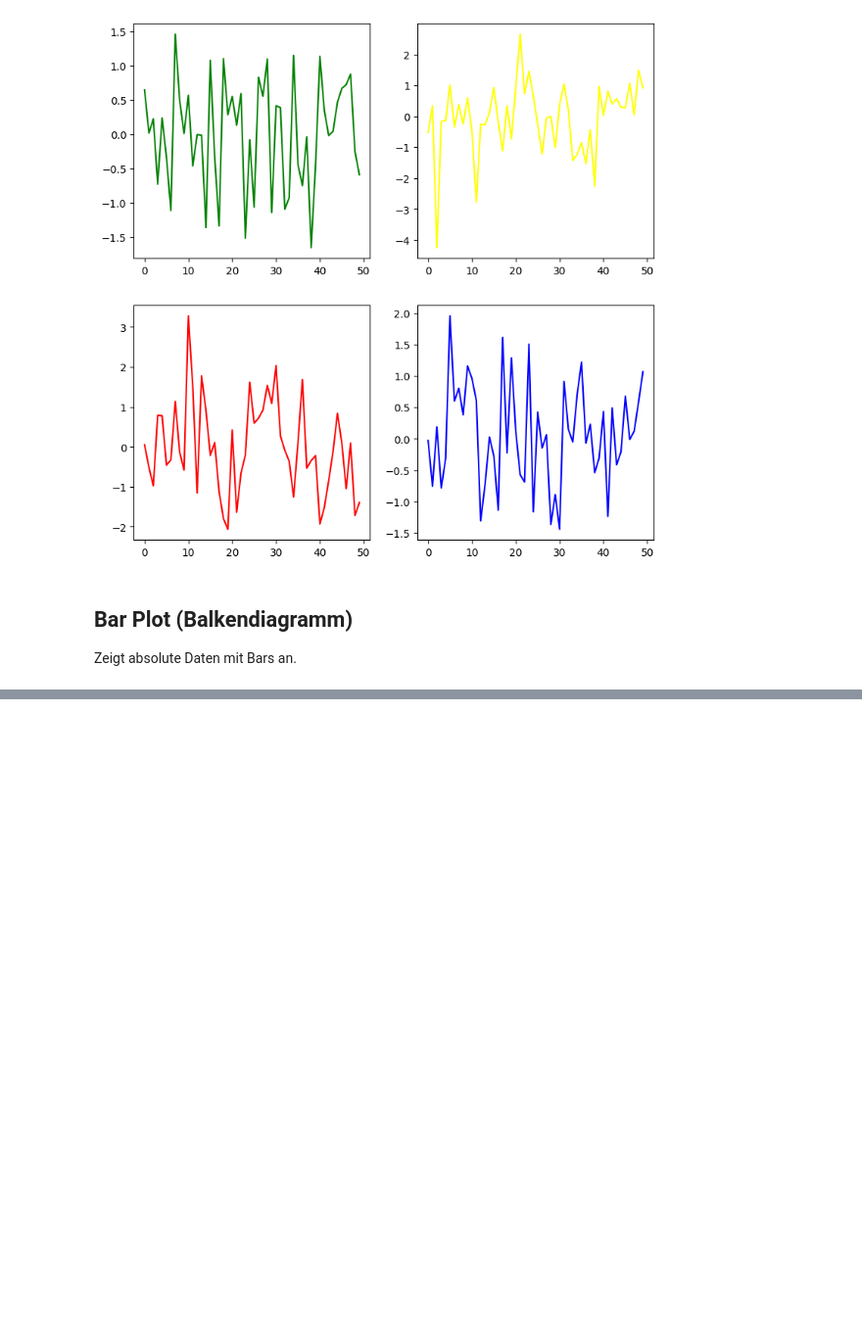
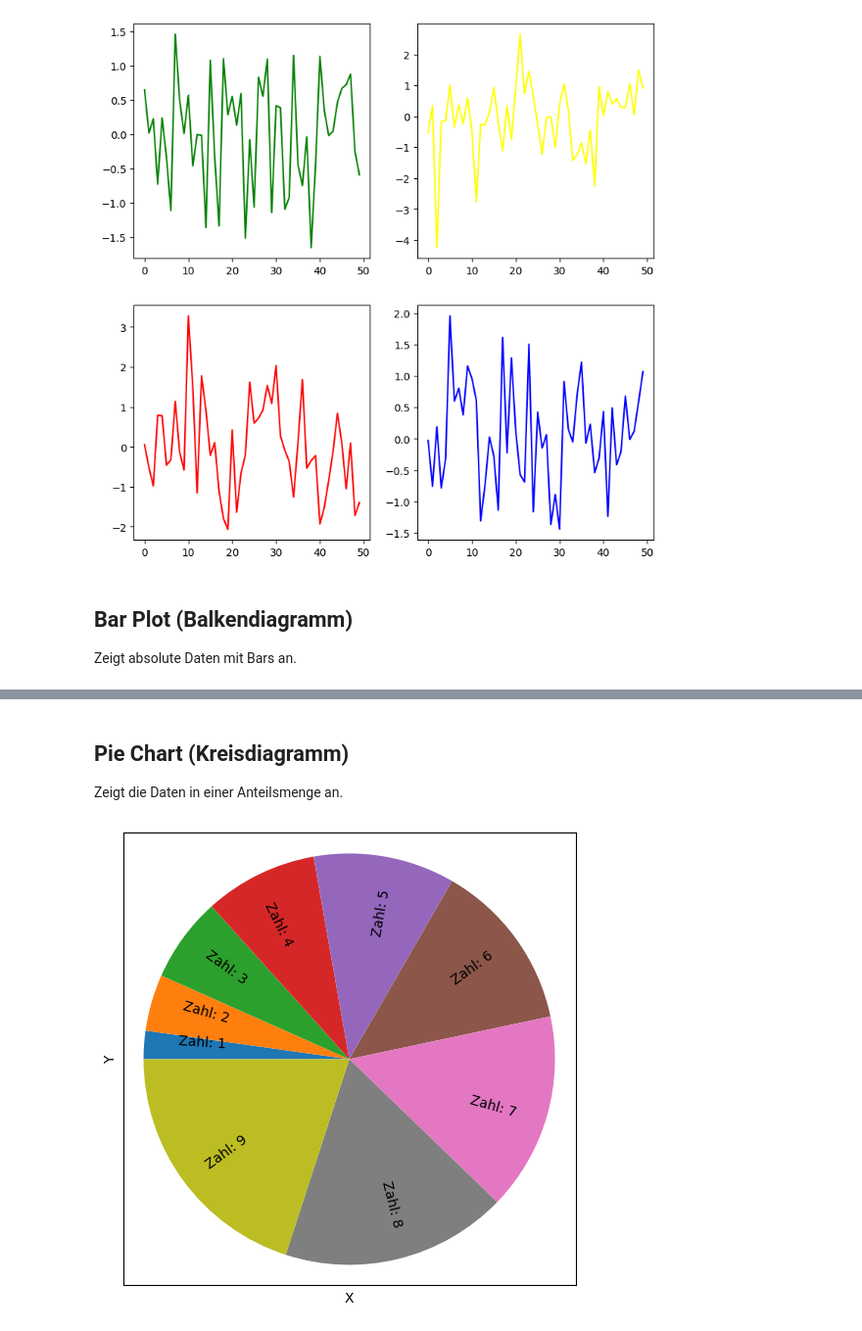
Before and after one commit to ppedvAG/Python_DataScience_225698, a Jupyter notebook: M005.ipynb, the cells around one changed output, grey strips where cells are left out. Shown at 98% size. Cells and saved outputs as stored; diff of their text form; code cells hidden in the pictures; blank space fills up the shorter version.

```diff
--- a/M005.ipynb
+++ b/M005.ipynb
@@ -202,0 +220,30 @@ plt.legend()
+# %% [markdown]
+## Pie Chart (Kreisdiagramm)
+
+Zeigt die Daten in einer Anteilsmenge an.
+# %%
+x = np.arange(1, 10)
+
+plt.figure(figsize=(6, 6))
+
+# Erforderlich: x
+plt.pie(x,
+        #radius=1.5,
+        #center=(4, 4),
+        frame=True,
+        labels=[f"Zahl: {i}" for i in x],
+        labeldistance=0.6,
+        counterclock=False,
+        startangle=180,
+        rotatelabels=True
+       )
+
+plt.xticks([])
+plt.yticks([])
+
+plt.xlabel("X")
+plt.ylabel("Y")
+
+None
+# %% [output]
+[figure, added]
```
Also changed, not shown: parts of 7 cells of this notebook.
